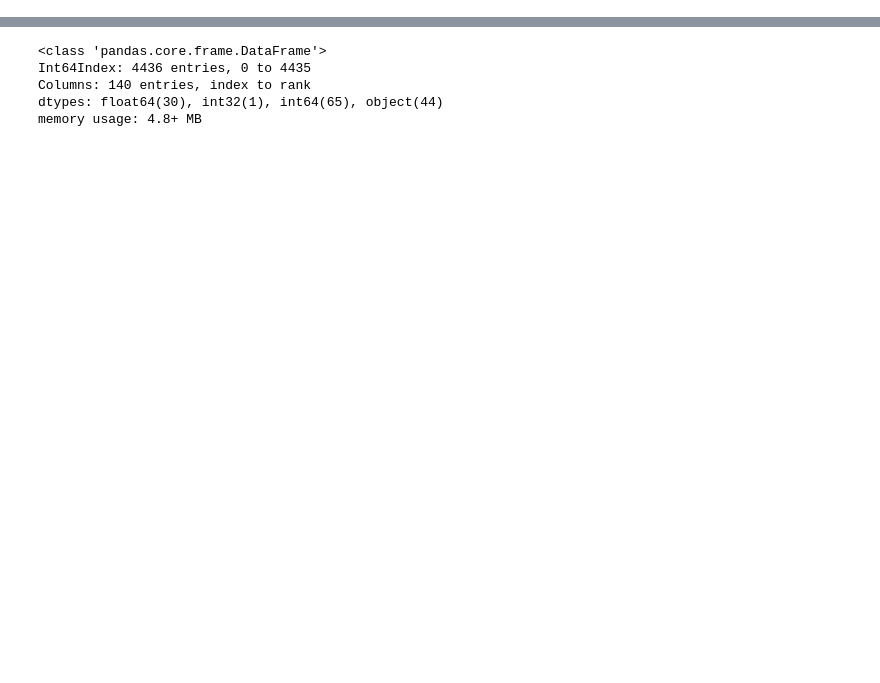
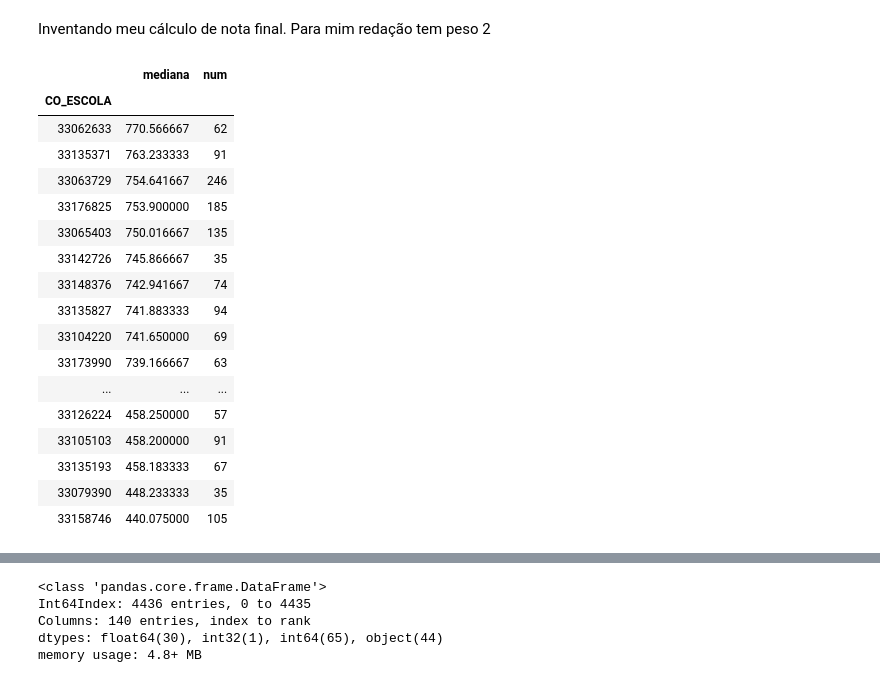
Before and after one commit to pauloneves/educacao, a Jupyter notebook: analisa.ipynb, the cells around one changed output, grey strips where cells are left out. Cells and saved outputs as stored; diff of their text form; code cells hidden in the pictures; blank space fills up the shorter version.

```diff
--- a/analisa.ipynb
+++ b/analisa.ipynb
@@ -11,3 +11,5 @@ df_melhores = pd.read_feather('dados/melhores.feather')
 df_turmas = pd.read_feather('dados/turmas2018.feather')
 df_enem_rio = pd.read_feather('dados/enem_rio_2018.feather')
 df_escolas = pd.read_feather('dados/escolas_rio_2018.feather')
+# %% [markdown]
+Inventando meu cálculo de nota final. Para mim redação tem peso 2
@@ -14,3 +21,28 @@ df_escolas = pd.read_feather('dados/escolas_rio_2018.feather')
+# %%
+df_melhores = df_enem_rio.loc[:, [ 'CO_ESCOLA','nota_final']].groupby('CO_ESCOLA')\
+       .agg(mediana=('nota_final','median'), num=('nota_final','count'))\
+       .sort_values('mediana', ascending=False)
+df_melhores = df_melhores[df_melhores.num > 30]
+df_melhores
+# %% [output]
+|  | mediana | num |
+| CO_ESCOLA |  |  |
+| 33062633 | 770.566667 | 62 |
+| 33135371 | 763.233333 | 91 |
+| 33063729 | 754.641667 | 246 |
+| 33176825 | 753.900000 | 185 |
+| 33065403 | 750.016667 | 135 |
+| 33142726 | 745.866667 | 35 |
+| 33148376 | 742.941667 | 74 |
+| 33135827 | 741.883333 | 94 |
+| 33104220 | 741.650000 | 69 |
+| 33173990 | 739.166667 | 63 |
+| ... | ... | ... |
+| 33126224 | 458.250000 | 57 |
+| 33105103 | 458.200000 | 91 |
+| 33135193 | 458.183333 | 67 |
+| 33079390 | 448.233333 | 35 |
+| 33158746 | 440.075000 | 105 |
 # %%
 CO_SAO_BENTO = 33062633
 CO_SAO_VICENTE = 33063648
```
Also changed, not shown: parts of 7 cells of this notebook, 2 other files.
